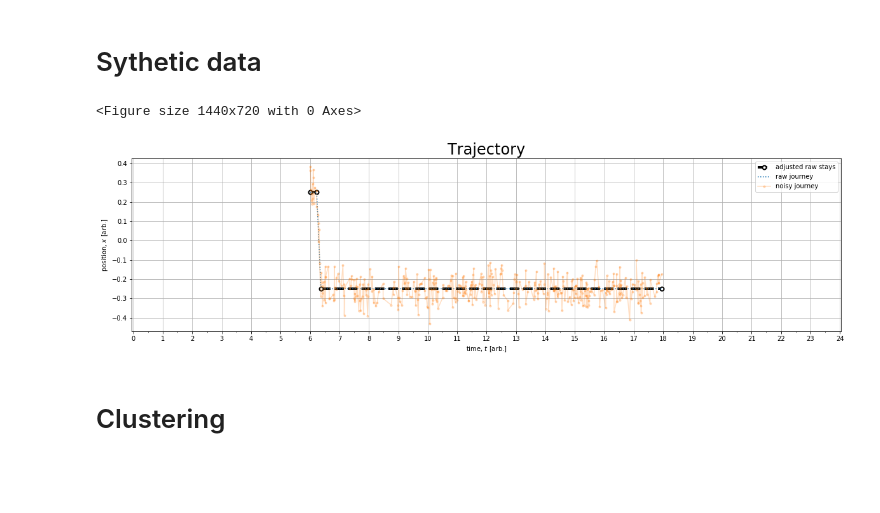
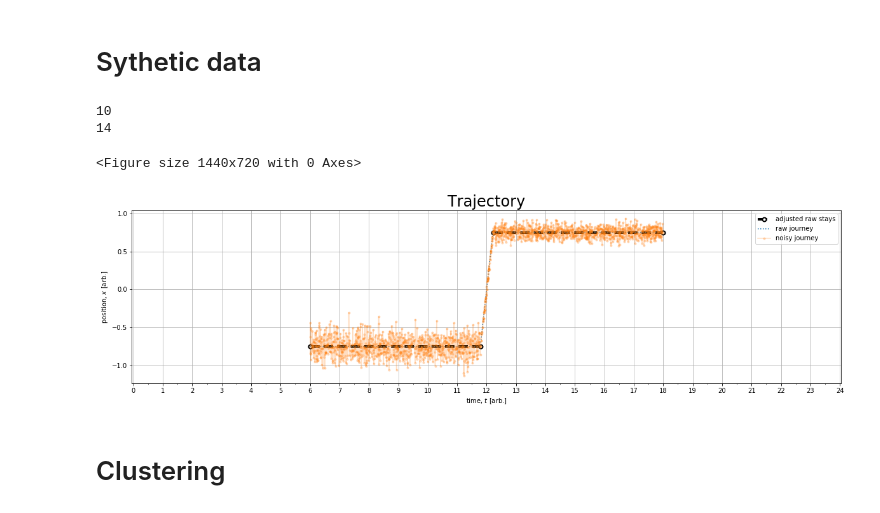
Before and after one commit to m-salewski/stay_classification, a Jupyter notebook: notebooks/classifiers_playground/metric_box_method/classifier_1D__metric_box__explore_simple_cases.ipynb, the cells around one changed output. Cells and saved outputs as stored; diff of their text form; code cells hidden in the pictures; blank space fills up the shorter version.

```diff
--- a/notebooks/classifiers_playground/metric_box_method/classifier_1D__metric_box__explore_simple_cases.ipynb
+++ b/notebooks/classifiers_playground/metric_box_method/classifier_1D__metric_box__explore_simple_cases.ipynb
@@ -79,17 +87,37 @@ from synthetic_data.canonical_stays import get1, get2, get3e, get3, get3_core, g
 # %%
 get_2_stays = lambda n: 11.4*np.random.rand(n) - 5.7
 # %%
-stays = get2(5.7, 0.5)
-#stays = gete(0.50, (5.66))
+event_frac = 0.05 #rand_range(1,0.01,0.001)[0]
+duplicate_frac = 0.0 #rand_range(1,0.3,0.05)[0]
+
+configs = {
+    'time_thresh':1/6,
+    'dist_thresh':0.5,
+    'event_frac':event_frac,
+    'duplicate_frac':duplicate_frac,
+    'noise_min':0.02,
+    'noise_max':0.15
+}
+
+stays = get2(0, -1.5)
+#stays = get1()
 
 time_arr, raw_arr, noise_arr, segments = get_trajectory(stays, t_total, configs)
 t_segs, x_segs = get_stay_segs(get_adjusted_stays(segments, time_arr))
 
+clusters = get_clusters(time_arr, noise_arr, dist_thresh, time_thresh)
+print(len(clusters))
+
+clusters_rev = get_clusters_rev(time_arr[::-1], noise_arr[::-1], dist_thresh, time_thresh)
+print(len(clusters_rev))
+
 plt.figure(figsize=(20,10))
 ax = plot_trajectory(time_arr, raw_arr, noise_arr, t_segs, x_segs, configs['dist_thresh']);
 # %% [output]
-<Figure size 1440x720 with 0 Axes>
+10
+14
+<Figure size 1440x720 with 0 Axes>
-[figure, old version]
+[figure, new version]
 # %% [markdown]
 # Clustering
 # %% [markdown]
```
Also changed, not shown: parts of 60 cells of this notebook, 9 other files.
